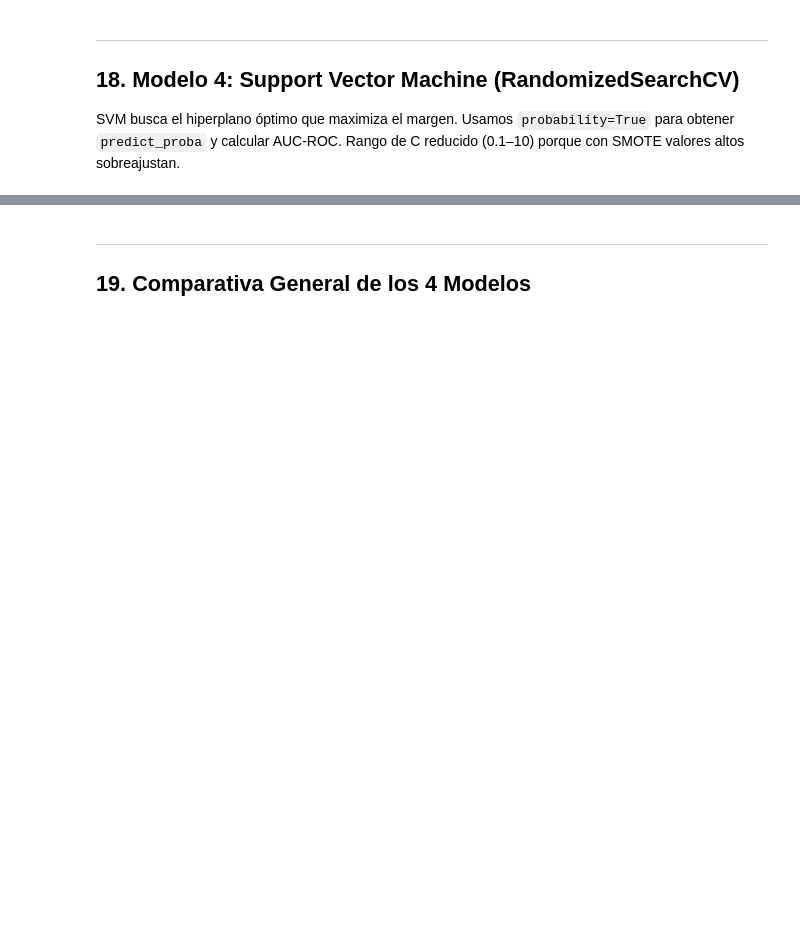
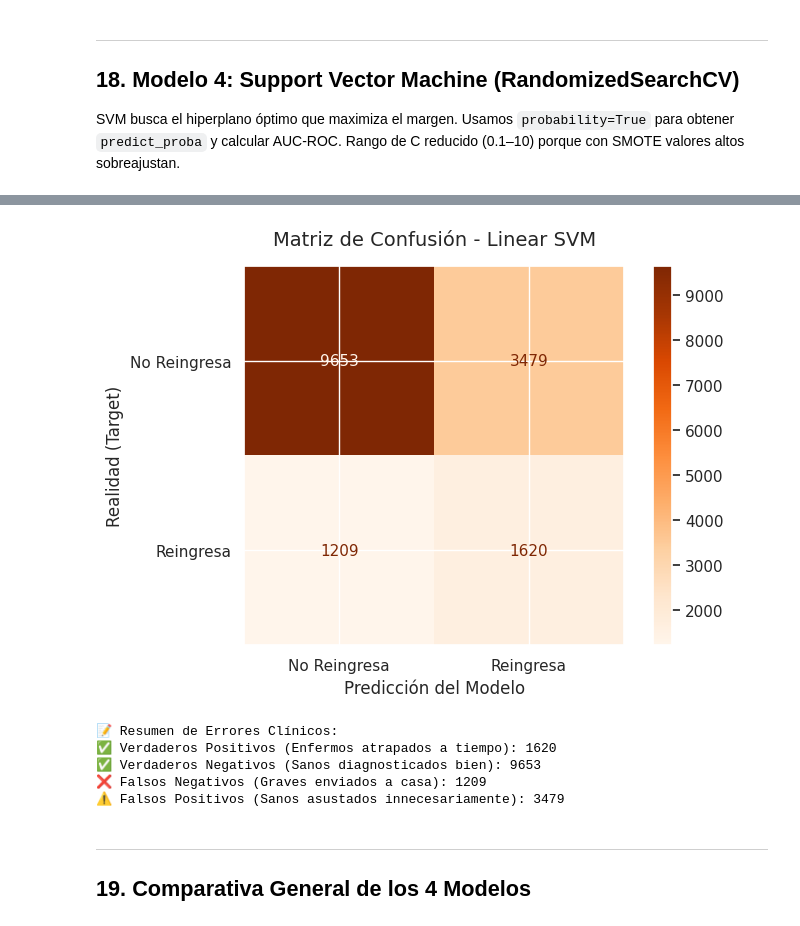
Before and after one commit to SantiagoAmaya99/Proyecto_Final_IA1_UIS, a Jupyter notebook: parcial-2/EDA_Diabetes_Final copy.ipynb, the cells around one changed output, grey strips where cells are left out. Drawn from its saved outputs; the diff is of its cells as text; code cells hidden in the pictures; blank space fills up the shorter version.

```diff
--- a/parcial-2/EDA_Diabetes_Final copy.ipynb
+++ b/parcial-2/EDA_Diabetes_Final copy.ipynb
@@ -1267,40 +1142,90 @@ Fitting 5 folds for each of 60 candidates, totalling 300 fits
 
 SVM busca el hiperplano óptimo que maximiza el margen. Usamos `probability=True` para obtener `predict_proba` y calcular AUC-ROC. Rango de C reducido (0.1–10) porque con SMOTE valores altos sobreajustan.
 # %%
+import time
+import matplotlib.pyplot as plt
+from sklearn.svm import LinearSVC
+from sklearn.model_selection import RandomizedSearchCV
+# Añadimos los imports para la matriz y el accuracy real
+from sklearn.metrics import f1_score, recall_score, precision_score, roc_auc_score, accuracy_score, confusion_matrix, ConfusionMatrixDisplay
+
 print("="*80)
-print("MODELO 4: SUPPORT VECTOR MACHINE (RandomizedSearchCV)")
+print("MODELO 4: LINEAR SUPPORT VECTOR MACHINE (Optimizado)")
 print("="*80)
 
+# 1. Los parámetros ahora son mucho más simples
 param_dist_svm = {
-    'C': [0.1, 1, 10],
-    'kernel': ['rbf', 'poly'],
-    'gamma': ['scale', 0.001, 0.01, 0.1],
-    'degree': [2, 3],
+    'C': [0.01, 0.1, 1, 10, 100],
     'class_weight': ['balanced', None]
 }
 
+# 2. Usamos LinearSVC. dual=False es obligatorio y súper rápido cuando tienes más pacientes que variables
 grid_svm = RandomizedSearchCV(
-    SVC(random_state=42, probability=True),
-    param_dist_svm, n_iter=30, cv=cv_strategy,
-    scoring=scoring, refit='f1_macro',
-    n_jobs=-1, random_state=42, verbose=1
+    LinearSVC(random_state=42, dual=False),
+    param_dist_svm,
+    n_iter=10,
+    cv=cv_strategy,
+    scoring=scoring,
+    refit='f1_macro',
+    n_jobs=-1,
+    random_state=42,
+    verbose=1
 )
 
 start = time.time()
+# Asumiendo que ya hiciste el filtro de variables de correlación:
 grid_svm.fit(X_train, y_train)
 t_svm = time.time() - start
 
 y_pred_svm = grid_svm.predict(X_test)
-acc_svm       = grid_svm.score(X_test, y_test)
+
+# --- CORRECCIÓN DEL ACCURACY ---
+acc_svm       = accuracy_score(y_test, y_pred_svm)
 f1_svm        = f1_score(y_test, y_pred_svm, average='macro')
+
 recall_cls    = recall_score(y_test, y_pred_svm, average=None, labels=[0, 1])
 recall_30_svm = recall_cls[1]
+
 prec_cls      = precision_score(y_test, y_pred_svm, average=None, labels=[0, 1])
 prec_30_svm   = prec_cls[1]
-auc_svm       = roc_auc_score(y_test, grid_svm.predict_proba(X_test)[:, 1])
+
+# 3. OJO ACÁ: Usamos decision_function en vez de predict_proba
+y_scores_svm = grid_svm.decision_function(X_test)
+auc_svm       = roc_auc_score(y_test, y_scores_svm)
 
 print(f"\n✅ Completado en {t_svm:.1f}s")
 print(f"   Mejores params: {grid_svm.best_params_}")
-print(f"   F1-macro: {f1_svm:.4f} | Recall <30: {recall_30_svm:.4f} | AUC-ROC: {auc_svm:.4f}")
+print(f"   Accuracy: {acc_svm:.4f} | F1-macro: {f1_svm:.4f} | Recall <30: {recall_30_svm:.4f} | AUC-ROC: {auc_svm:.4f}")
+
+# ==========================================
+# SECCIÓN VISUAL: MATRIZ DE CONFUSIÓN
+# ==========================================
+print("\n" + "="*80)
+print("📊 MATRIZ DE CONFUSIÓN - LINEAR SVM (Optimizado)")
+print("="*80)
+
+fig, ax = plt.subplots(figsize=(7, 5))
+disp = ConfusionMatrixDisplay.from_predictions(
+    y_test,
+    y_pred_svm,
+    display_labels=['No Reingresa', 'Reingresa'],
+    cmap='Oranges', # Color distintivo para tu modelo estrella
+    colorbar=True,
+    values_format='d', # Desactiva la notación e+04
+    ax=ax
+)
+plt.title('Matriz de Confusión - Linear SVM', fontsize=14, pad=15)
+plt.xlabel('Predicción del Modelo', fontsize=12)
+plt.ylabel('Realidad (Target)', fontsize=12)
+plt.tight_layout()
+plt.show()
+
+# Resumen en texto
+tn, fp, fn, tp = confusion_matrix(y_test, y_pred_svm).ravel()
+print(f"\n📝 Resumen de Errores Clínicos:")
+print(f"✅ Verdaderos Positivos (Enfermos atrapados a tiempo): {tp}")
+print(f"✅ Verdaderos Negativos (Sanos diagnosticados bien): {tn}")
+print(f"❌ Falsos Negativos (Graves enviados a casa): {fn}")
+print(f"⚠️ Falsos Positivos (Sanos asustados innecesariamente): {fp}")
 # %% [output]
 ================================================================================
@@ -1310,3 +1243,9 @@ Fitting 5 folds for each of 30 candidates, totalling 150 fits
+[figure, added]
+📝 Resumen de Errores Clínicos:
+✅ Verdaderos Positivos (Enfermos atrapados a tiempo): 1620
+✅ Verdaderos Negativos (Sanos diagnosticados bien): 9653
+❌ Falsos Negativos (Graves enviados a casa): 1209
+⚠️ Falsos Positivos (Sanos asustados innecesariamente): 3479
 # %% [markdown]
 ---
 ## 19. Comparativa General de los 4 Modelos
```
Also changed, not shown: parts of 20 cells of this notebook.
